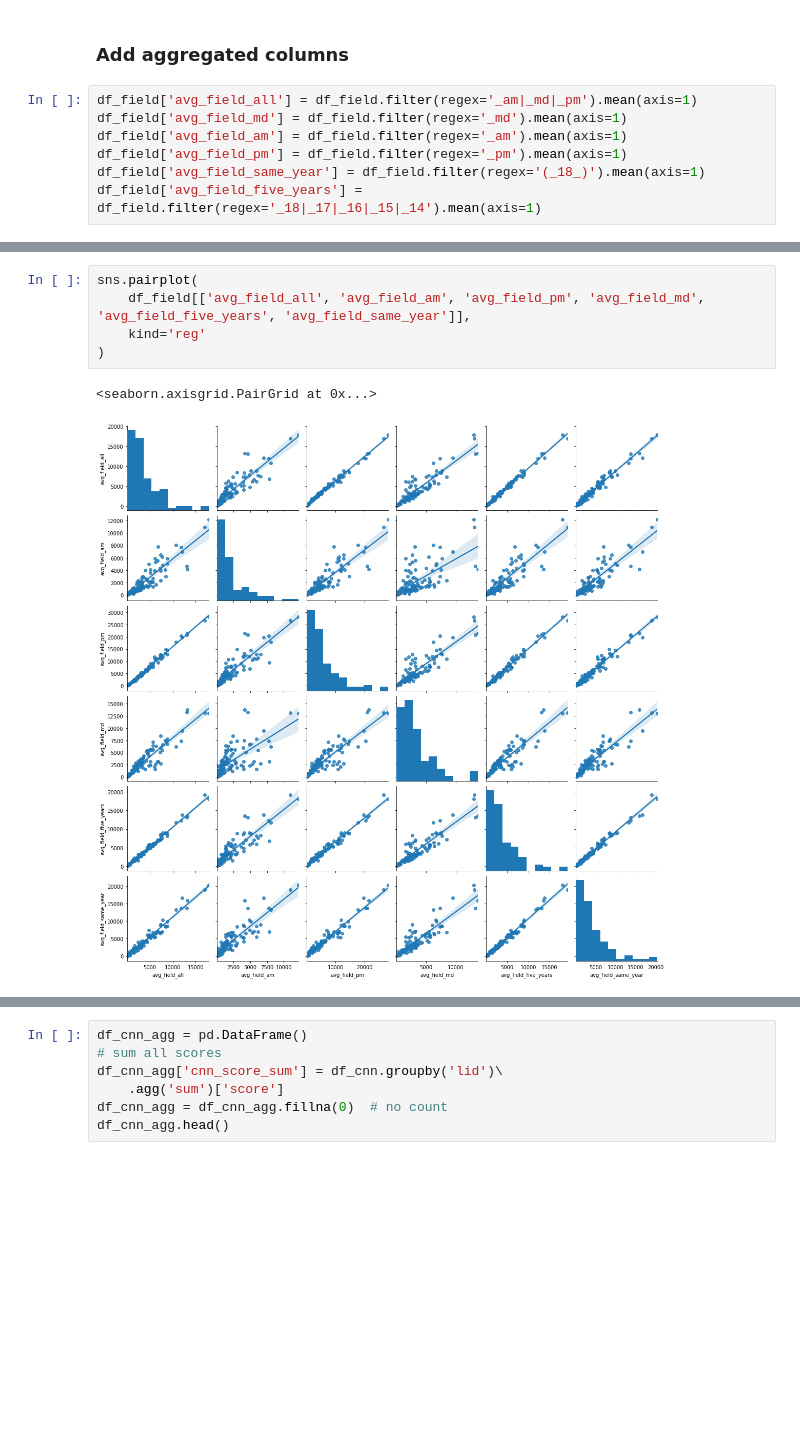
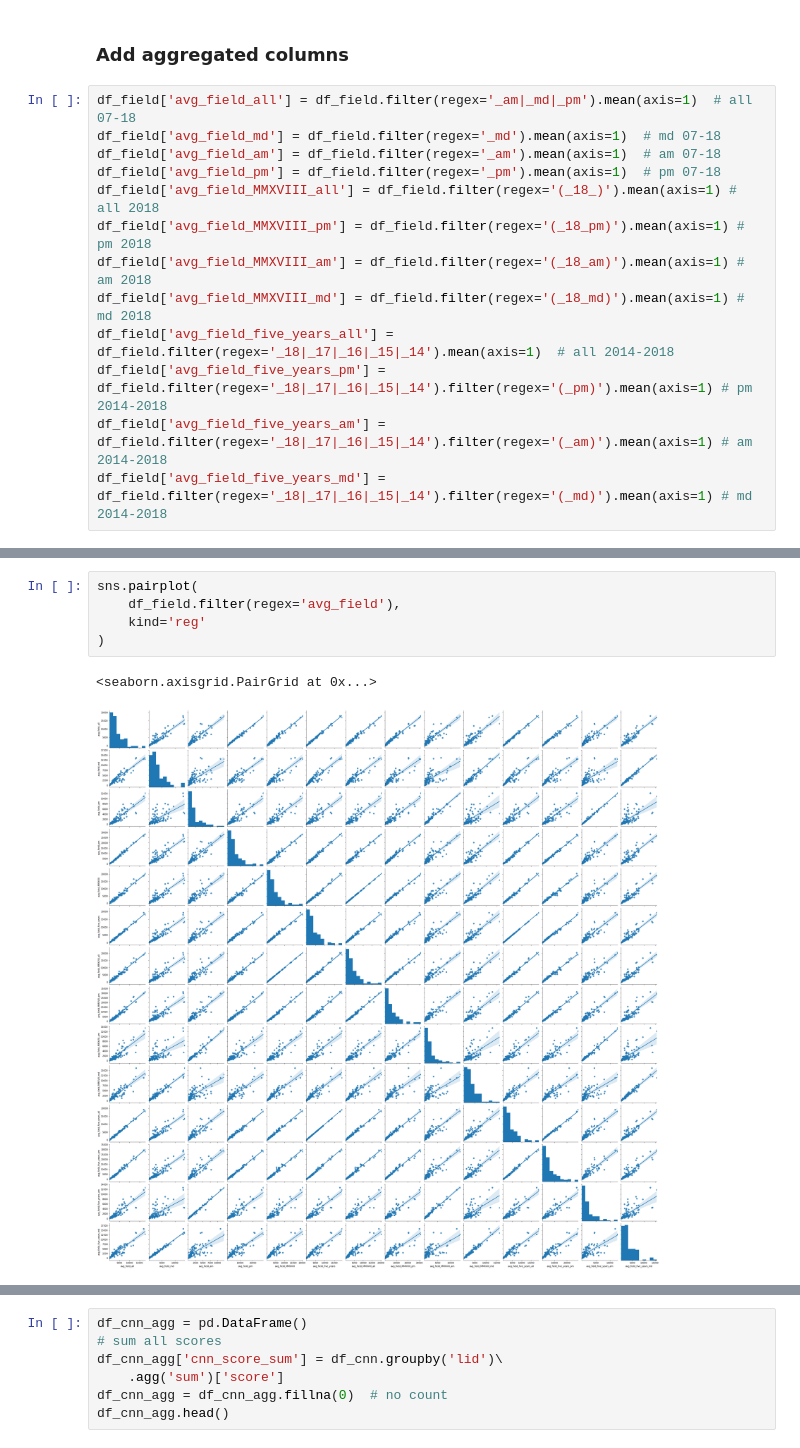
Before and after one commit to yonghah/nyc_ped_count_cnn, a Jupyter notebook: notebooks/03-Compare-two-datasets.ipynb, the cells around one changed output, grey strips where cells are left out. Cells and saved outputs as stored; diff of their text form; blank space fills up the shorter version.

```diff
--- a/notebooks/03-Compare-two-datasets.ipynb
+++ b/notebooks/03-Compare-two-datasets.ipynb
@@ -113,9 +113,15 @@ df_field = df_field.drop(columns=['may_19_am', 'may_19_pm', 'may_19_md'])
 # %% [markdown]
 ### Add aggregated columns
 # %%
-df_field['avg_field_all'] = df_field.filter(regex='_am|_md|_pm').mean(axis=1)
-df_field['avg_field_md'] = df_field.filter(regex='_md').mean(axis=1)
-df_field['avg_field_am'] = df_field.filter(regex='_am').mean(axis=1)
-df_field['avg_field_pm'] = df_field.filter(regex='_pm').mean(axis=1)
-df_field['avg_field_same_year'] = df_field.filter(regex='(_18_)').mean(axis=1)
-df_field['avg_field_five_years'] = df_field.filter(regex='_18|_17|_16|_15|_14').mean(axis=1)
+df_field['avg_field_all'] = df_field.filter(regex='_am|_md|_pm').mean(axis=1)  # all 07-18
+df_field['avg_field_md'] = df_field.filter(regex='_md').mean(axis=1)  # md 07-18
+df_field['avg_field_am'] = df_field.filter(regex='_am').mean(axis=1)  # am 07-18
+df_field['avg_field_pm'] = df_field.filter(regex='_pm').mean(axis=1)  # pm 07-18
+df_field['avg_field_MMXVIII_all'] = df_field.filter(regex='(_18_)').mean(axis=1) # all 2018
+df_field['avg_field_MMXVIII_pm'] = df_field.filter(regex='(_18_pm)').mean(axis=1) # pm 2018
+df_field['avg_field_MMXVIII_am'] = df_field.filter(regex='(_18_am)').mean(axis=1) # am 2018
+df_field['avg_field_MMXVIII_md'] = df_field.filter(regex='(_18_md)').mean(axis=1) # md 2018
+df_field['avg_field_five_years_all'] = df_field.filter(regex='_18|_17|_16|_15|_14').mean(axis=1)  # all 2014-2018
+df_field['avg_field_five_years_pm'] = df_field.filter(regex='_18|_17|_16|_15|_14').filter(regex='(_pm)').mean(axis=1) # pm 2014-2018
+df_field['avg_field_five_years_am'] = df_field.filter(regex='_18|_17|_16|_15|_14').filter(regex='(_am)').mean(axis=1) # am 2014-2018
+df_field['avg_field_five_years_md'] = df_field.filter(regex='_18|_17|_16|_15|_14').filter(regex='(_md)').mean(axis=1) # md 2014-2018
@@ -125,11 +140,11 @@ No big difference between md, am, and pm. 'all' seems to represent all other thr
 # %%
 sns.pairplot(
-    df_field[['avg_field_all', 'avg_field_am', 'avg_field_pm', 'avg_field_md', 'avg_field_five_years', 'avg_field_same_year']],
+    df_field.filter(regex='avg_field'),
     kind='reg'
 )
 # %% [output]
 <seaborn.axisgrid.PairGrid at 0x...>
-[figure, old version]
+[figure, new version]
 # %% [markdown]
 ## Count from CNN
 
```
Also changed, not shown: parts of 12 cells of this notebook, 2 other files.
